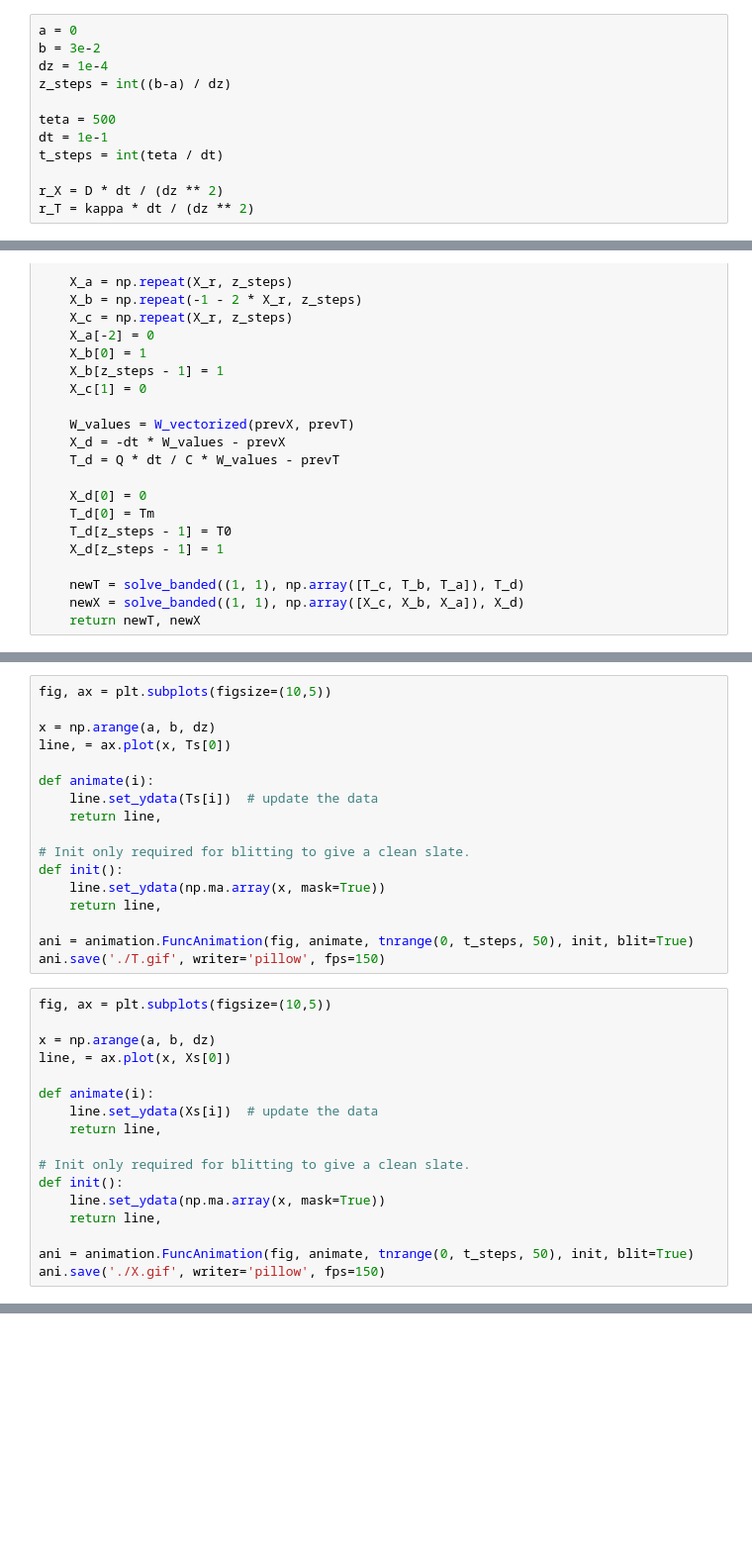
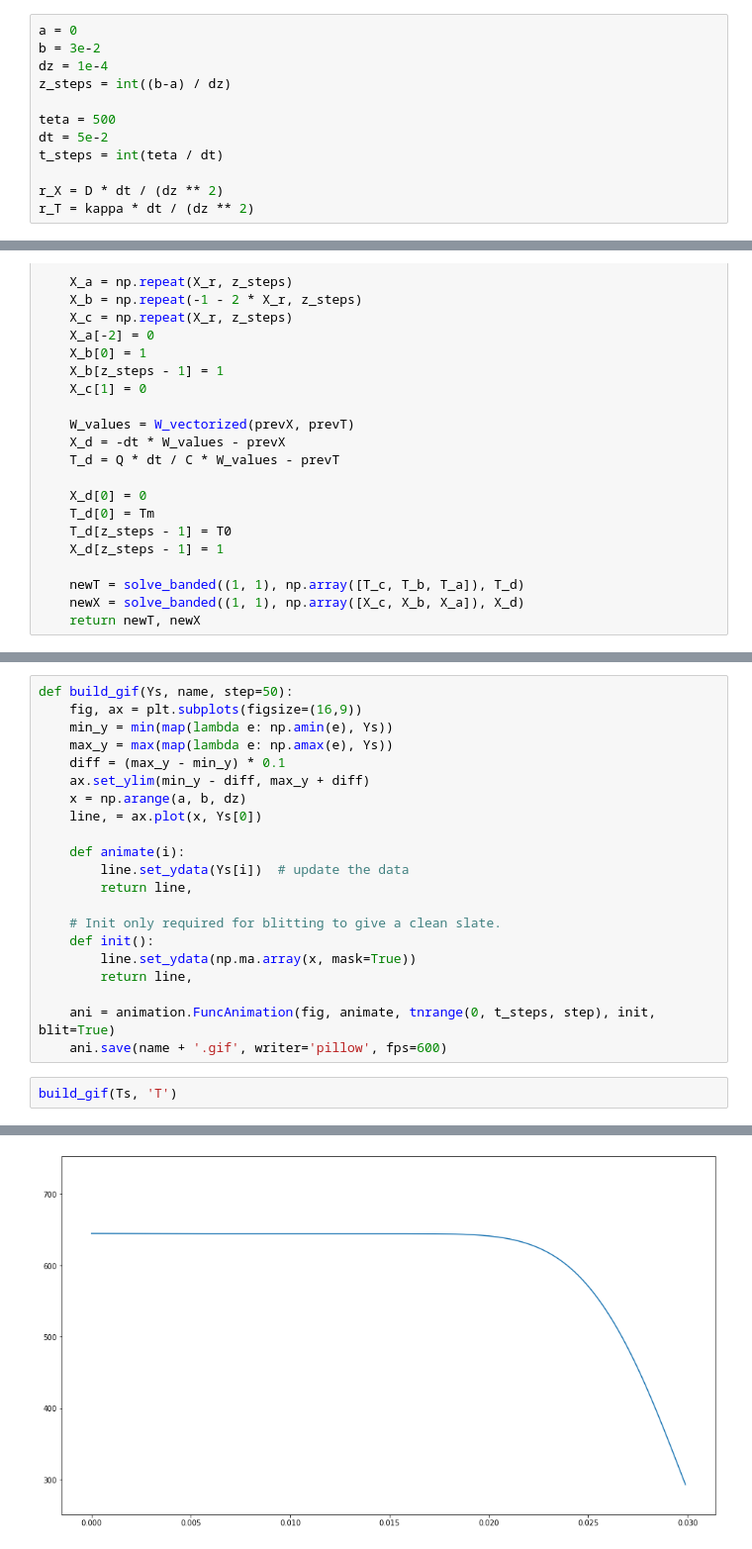
Before and after one commit to KokorinIlya/computational_methods, a Jupyter notebook: Coursework/main.ipynb, the cells around one changed output, grey strips where cells are left out. Shown at 99% size. Cells and saved outputs as stored; diff of their text form; blank space fills up the shorter version.

```diff
--- a/Coursework/main.ipynb
+++ b/Coursework/main.ipynb
@@ -47,7 +49,7 @@ dz = 1e-4
 z_steps = int((b-a) / dz)
 
 teta = 500
-dt = 1e-1
+dt = 5e-2
 t_steps = int(teta / dt)
 
 r_X = D * dt / (dz ** 2)
@@ -143,34 +149,24 @@ Ts, Xs = solve(non_evident)
 # %%
-fig, ax = plt.subplots(figsize=(10,5))
+def build_gif(Ys, name, step=50):
+    fig, ax = plt.subplots(figsize=(16,9))
+    min_y = min(map(lambda e: np.amin(e), Ys))
+    max_y = max(map(lambda e: np.amax(e), Ys))
+    diff = (max_y - min_y) * 0.1
+    ax.set_ylim(min_y - diff, max_y + diff)
+    x = np.arange(a, b, dz)
+    line, = ax.plot(x, Ys[0])
 
-x = np.arange(a, b, dz)
-line, = ax.plot(x, Ts[0])
+    def animate(i):
+        line.set_ydata(Ys[i])  # update the data
+        return line,
 
-def animate(i):
-    line.set_ydata(Ts[i])  # update the data
-    return line,
+    # Init only required for blitting to give a clean slate.
+    def init():
+        line.set_ydata(np.ma.array(x, mask=True))
+        return line,
 
-# Init only required for blitting to give a clean slate.
-def init():
-    line.set_ydata(np.ma.array(x, mask=True))
-    return line,
-
-ani = animation.FuncAnimation(fig, animate, tnrange(0, t_steps, 50), init, blit=True)
-ani.save('./T.gif', writer='pillow', fps=150)
+    ani = animation.FuncAnimation(fig, animate, tnrange(0, t_steps, step), init, blit=True)
+    ani.save(name + '.gif', writer='pillow', fps=600)
-# %%
-fig, ax = plt.subplots(figsize=(10,5))
-
-x = np.arange(a, b, dz)
-line, = ax.plot(x, Xs[0])
-
-def animate(i):
-    line.set_ydata(Xs[i])  # update the data
-    return line,
-
-# Init only required for blitting to give a clean slate.
-def init():
-    line.set_ydata(np.ma.array(x, mask=True))
-    return line,
-
-ani = animation.FuncAnimation(fig, animate, tnrange(0, t_steps, 50), init, blit=True)
-ani.save('./X.gif', writer='pillow', fps=150)
+# %%
+build_gif(Ts, 'T')
+# %% [output]
@@ -176,0 +174 @@ ani.save('./X.gif', writer='pillow', fps=150)
+[figure, added]
```
Also changed, not shown: parts of 8 cells of this notebook, 2 other files.
